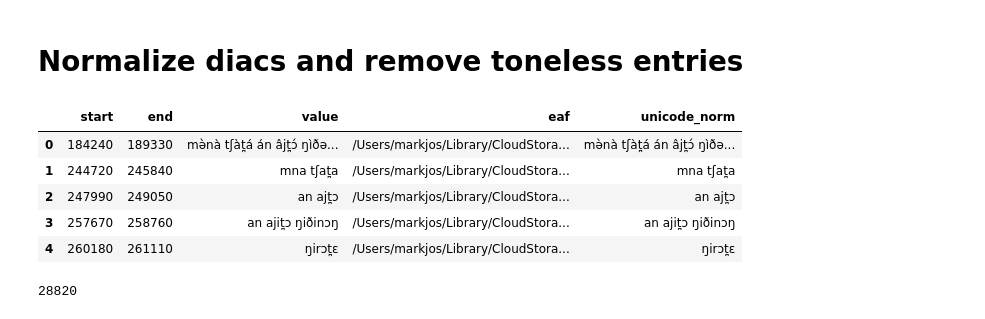
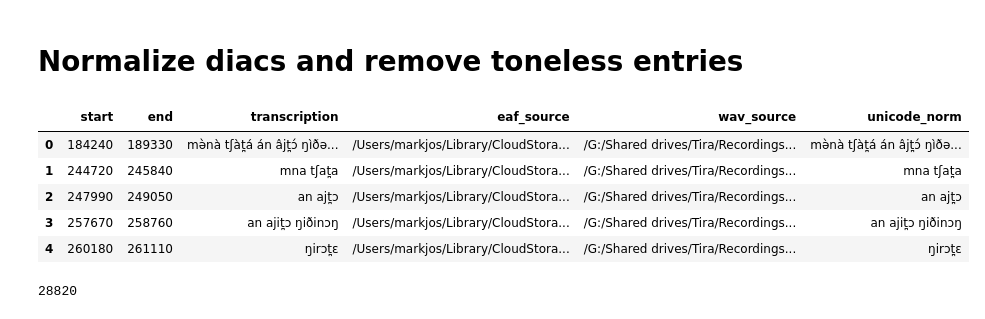
Before and after one commit to markjosims/malachor5, a Jupyter notebook: notebooks/tira_asr_dataset.ipynb, the cells around one changed output. Drawn from its saved outputs; the diff is of its cells as text; code cells hidden in the pictures.

```diff
--- a/notebooks/tira_asr_dataset.ipynb
+++ b/notebooks/tira_asr_dataset.ipynb
@@ -65,15 +22,15 @@ df = pd.read_csv(eaf_raw_path, keep_default_na=False)
 # %%
 import unicodedata
 # %%
-df['unicode_norm'] = df['value'].apply(lambda s: unicodedata.normalize('NFKD', s))
+df['unicode_norm'] = df['transcription'].apply(lambda s: unicodedata.normalize('NFKD', s))
 df.head()
 # %% [output]
-|  | start | end | value | eaf | unicode_norm |
-| 0 | 184240 | 189330 | mə̀nà tʃàt̪á án âjt̪ɔ́ ŋìðə... | /Users/markjos/Library/CloudStora... | mə̀nà tʃàt̪á án âjt̪ɔ́ ŋìðə... |
-| 1 | 244720 | 245840 | mna tʃat̪a | /Users/markjos/Library/CloudStora... | mna tʃat̪a |
-| 2 | 247990 | 249050 | an ajt̪ɔ | /Users/markjos/Library/CloudStora... | an ajt̪ɔ |
-| 3 | 257670 | 258760 | an ajit̪ɔ ŋiðinɔŋ | /Users/markjos/Library/CloudStora... | an ajit̪ɔ ŋiðinɔŋ |
-| 4 | 260180 | 261110 | ŋirɔt̪ɛ | /Users/markjos/Library/CloudStora... | ŋirɔt̪ɛ |
+|  | start | end | transcription | eaf_source | wav_source | unicode_norm |
+| 0 | 184240 | 189330 | mə̀nà tʃàt̪á án âjt̪ɔ́ ŋìðə... | /Users/markjos/Library/CloudStora... | /G:/Shared drives/Tira/Recordings... | mə̀nà tʃàt̪á án âjt̪ɔ́ ŋìðə... |
+| 1 | 244720 | 245840 | mna tʃat̪a | /Users/markjos/Library/CloudStora... | /G:/Shared drives/Tira/Recordings... | mna tʃat̪a |
+| 2 | 247990 | 249050 | an ajt̪ɔ | /Users/markjos/Library/CloudStora... | /G:/Shared drives/Tira/Recordings... | an ajt̪ɔ |
+| 3 | 257670 | 258760 | an ajit̪ɔ ŋiðinɔŋ | /Users/markjos/Library/CloudStora... | /G:/Shared drives/Tira/Recordings... | an ajit̪ɔ ŋiðinɔŋ |
+| 4 | 260180 | 261110 | ŋirɔt̪ɛ | /Users/markjos/Library/CloudStora... | /G:/Shared drives/Tira/Recordings... | ŋirɔt̪ɛ |
 # %%
 tone_markers = {
     'grave': "\u0300",
```
Also changed, not shown: parts of 15 cells of this notebook, 4 other files.
